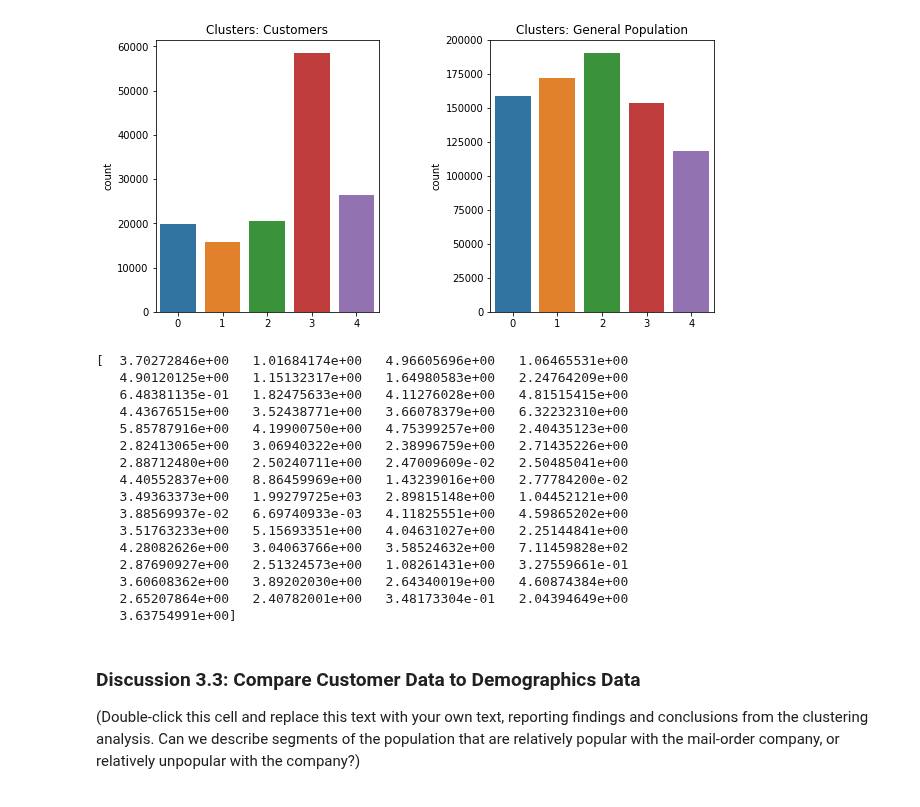
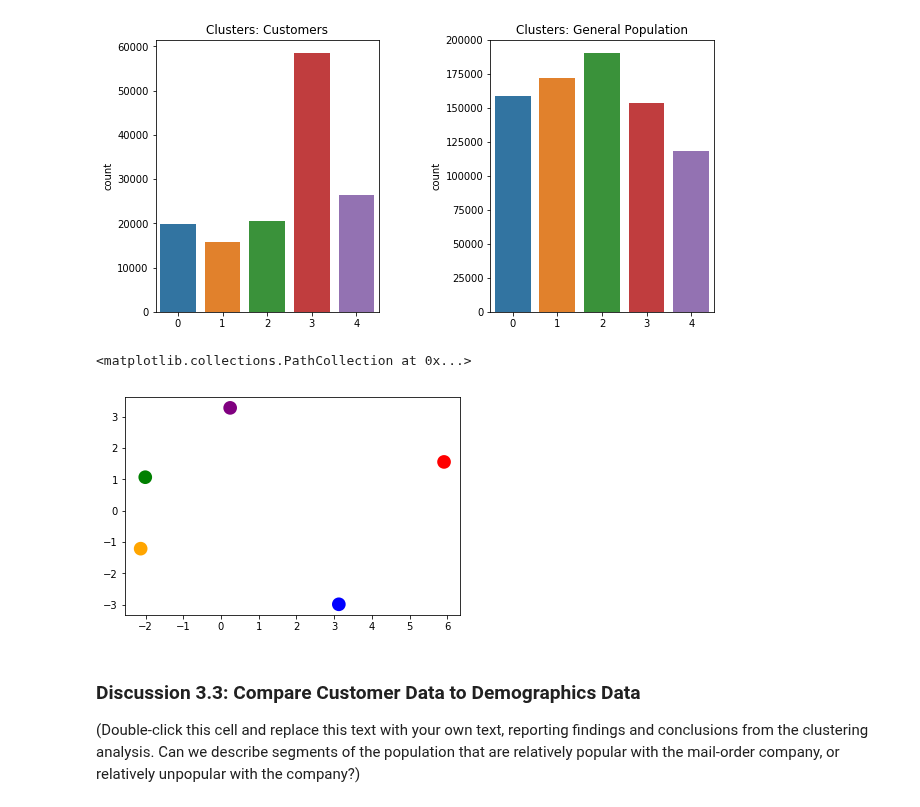
Before and after one commit to sjohnp2112/Identify-Custemer-Segments, a Jupyter notebook: Identify_Customer_Segments_sphelps.ipynb, the cells around one changed output. Saved outputs shown, nothing was run; the diff lists cells and outputs as text; code cells hidden in the pictures.

```diff
--- a/Identify_Customer_Segments_sphelps.ipynb
+++ b/Identify_Customer_Segments_sphelps.ipynb
@@ -1043,7 +1043,7 @@ customers_cleaned_imputed.isnull().sum().sum()
 
 # # # feature scaling
 scaler = StandardScaler()
-customers_cleaned_scaled = scaler.fit_transform(customers_cleaned_imputed)
+customers_cleaned_scaled = scaler.transform(customers_cleaned_imputed)
 
 columns_list = list(customers_cleaned_imputed.columns)
 # customers_cleaned_scaled = pd.DataFrame(customers_cleaned_scaled, columns=columns_list)
@@ -1051,10 +1051,10 @@ columns_list = list(customers_cleaned_imputed.columns)
 # using PCA for dimensionality reduction
 
 pca_customers = PCA()
-pca_customers.fit_transform(customers_cleaned_scaled)
+pca_customers.transform(customers_cleaned_scaled)
 
 pca36_customers = PCA(36)
-pca_36_customers = pca36_customers.fit_transform(customers_cleaned_scaled)
+pca_36_customers = pca36_customers.transform(customers_cleaned_scaled)
 
 
 # using the five cluster model that was run on the azdias dataset
@@ -1119,27 +1119,21 @@ Text(0.5,1,'Clusters: General Population')
 # %%
 # What kinds of people are part of a cluster that is overrepresented in the
 # customer data compared to the general population?
 
 centroid_four  = scaler.inverse_transform(pca36_customers.inverse_transform(five_cluster_model.cluster_centers_[3]))
+over_rep = pd.Series(data = centroid_four, index = columns_list)
 
-print(centroid_four)
+centroids = km.cluster_centers_
+
+centroid_four_x = centroids[:, 0]
+centroid_four_y = centroids[:, 1]
+
+plt.scatter(centroid_four_x, centroid_four_y, marker = "o", s=75,linewidths = 5, zorder = 10, c=['green', 'red','blue', 'orange', 'purple'])
+
+# print(over_rep)
 # %% [output]
-[  3.70272846e+00   1.01684174e+00   4.96605696e+00   1.06465531e+00
-   4.90120125e+00   1.15132317e+00   1.64980583e+00   2.24764209e+00
-   6.48381135e-01   1.82475633e+00   4.11276028e+00   4.81515415e+00
-   4.43676515e+00   3.52438771e+00   3.66078379e+00   6.32232310e+00
-   5.85787916e+00   4.19900750e+00   4.75399257e+00   2.40435123e+00
-   2.82413065e+00   3.06940322e+00   2.38996759e+00   2.71435226e+00
-   2.88712480e+00   2.50240711e+00   2.47009609e-02   2.50485041e+00
-   4.40552837e+00   8.86459969e+00   1.43239016e+00   2.77784200e-02
-   3.49363373e+00   1.99279725e+03   2.89815148e+00   1.04452121e+00
-   3.88569937e-02   6.69740933e-03   4.11825551e+00   4.59865202e+00
-   3.51763233e+00   5.15693351e+00   4.04631027e+00   2.25144841e+00
-   4.28082626e+00   3.04063766e+00   3.58524632e+00   7.11459828e+02
-   2.87690927e+00   2.51324573e+00   1.08261431e+00   3.27559661e-01
-   3.60608362e+00   3.89202030e+00   2.64340019e+00   4.60874384e+00
-   2.65207864e+00   2.40782001e+00   3.48173304e-01   2.04394649e+00
-   3.63754991e+00]
+<matplotlib.collections.PathCollection at 0x...>
+[figure, added]
 # %%
 # What kinds of people are part of a cluster that is underrepresented in the
 # customer data compared to the general population?
```
